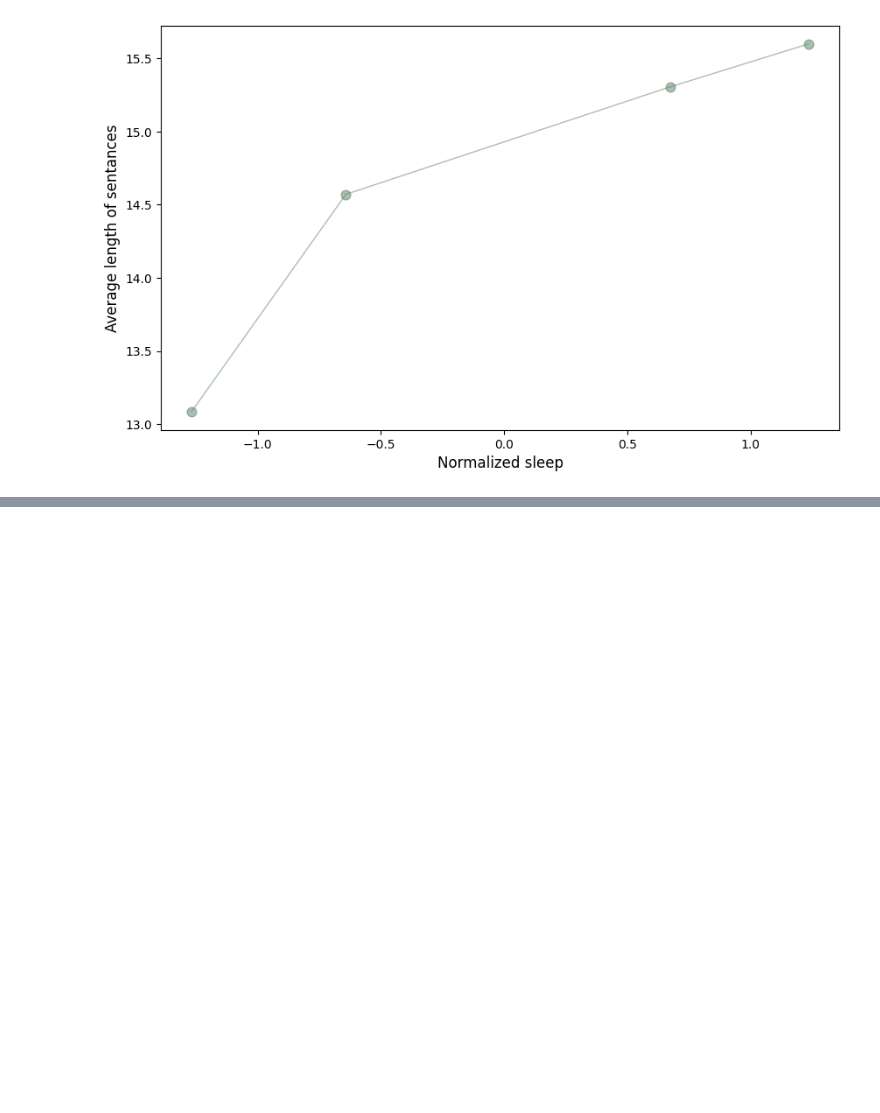
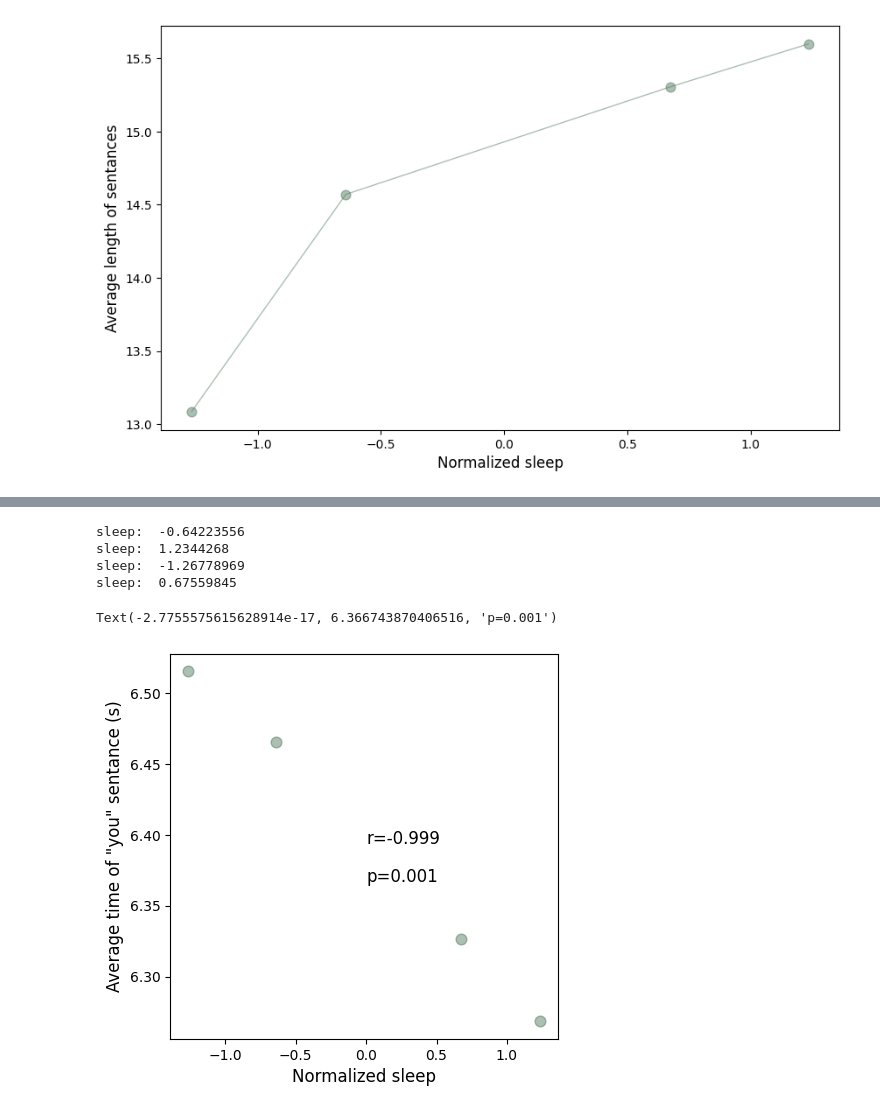
Before and after one commit to mattsmiths/DigitalEcology-1, a Jupyter notebook: week9/BIOL470_lecture_transcript.ipynb, the cells around one changed output, grey strips where cells are left out. Saved outputs shown, nothing was run; the diff lists cells and outputs as text; code cells hidden in the pictures; blank space fills up the shorter version.

```diff
--- a/week9/BIOL470_lecture_transcript.ipynb
+++ b/week9/BIOL470_lecture_transcript.ipynb
@@ -248,0 +263,19 @@ Text(0.01668144499999996, 14.066578748651564, 'p=0.062')
+# %%
+import glob
+ffs = glob.glob('/content/biol470/week9/*.txt')
+
+for f1 in ffs:
+  in1 = open(f1,'r')
+  out = in1.readlines()
+  in1.close()
+
+  wordB = {}
+  for line in out:
+    if line[0].isalpha():
+      ss = line.split(" ")
+      for ee in ss:
+        if ee not in wordB:wordB[ee] = 0
+        wordB[ee] +=1
+  ind = np.argsort(list(wordB.values()))[::-1][:25]
+  print('sleep: ',sKey[f1])
+  print(list(np.array(list(wordB.keys()))[ind]))
@@ -248,0 +330,49 @@ Text(0.01668144499999996, 14.066578748651564, 'p=0.062')
+# %%
+import glob
+ffs = glob.glob('/content/biol470/week9/*.txt')
+sf = []
+xs = []
+for f1 in ffs:
+  in1 = open(f1,'r')
+  out = in1.readlines()
+  in1.close()
+
+
+  wordB = []
+  for ind,line in enumerate(out):
+
+    if ':' in line:
+      temp = out[ind+1].lower()
+      if 'you' in temp:
+        ss = line.split(" ")
+        ss1 = ss[0].split(',')[0]
+        t1 = datetime.datetime.strptime(ss1,'%H:%M:%S')
+        ss2 = ss[2].split(',')[0]
+        t2 = datetime.datetime.strptime(ss2,'%H:%M:%S')
+        out1 = t2-t1
+        wordB.append(out1.seconds)
+
+  sf.append(np.nanmean(wordB))
+  xs.append(sKey[f1])
+  print('sleep: ',sKey[f1])
+  #print(list(np.array(list(wordB.keys()))[ind]))
+
+plt.figure(figsize=(5,5))
+plt.scatter(xs,sf,s=60,color=(0.35,0.5,0.4,0.5))
+plt.ylabel('Average time of "you" sentance (s)',fontsize=12)
+plt.xlabel('Normalized sleep',fontsize=12)
+
+r,p = scipy.stats.pearsonr(xs,sf)
+x1 = np.nanmean(xs)
+y1 = np.nanmean(sf)
+ax1 = plt.axis()
+dd = (ax1[3]-ax1[2])*0.1
+plt.text(x1,y1,'r='+str(round(r,3)),fontsize=12)
+plt.text(x1,y1-dd,'p='+str(round(p,3)),fontsize=12)
+# %% [output]
+sleep:  -0.64223556
+sleep:  1.2344268
+sleep:  -1.26778969
+sleep:  0.67559845
+Text(-2.7755575615628914e-17, 6.366743870406516, 'p=0.001')
+[figure, added]
```
Also changed, not shown: parts of 9 cells of this notebook.
